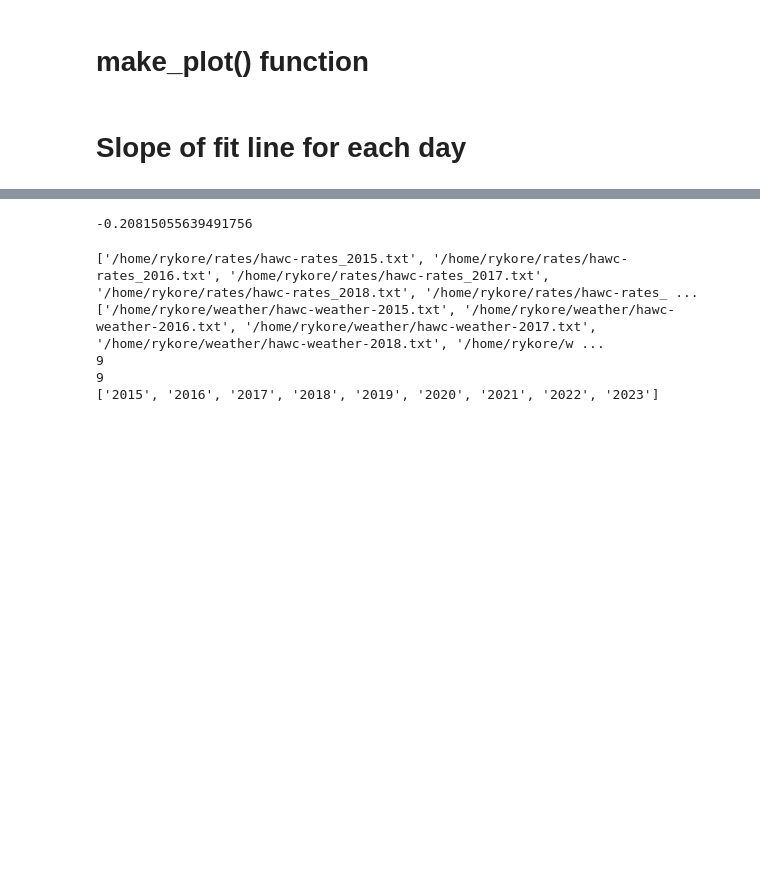
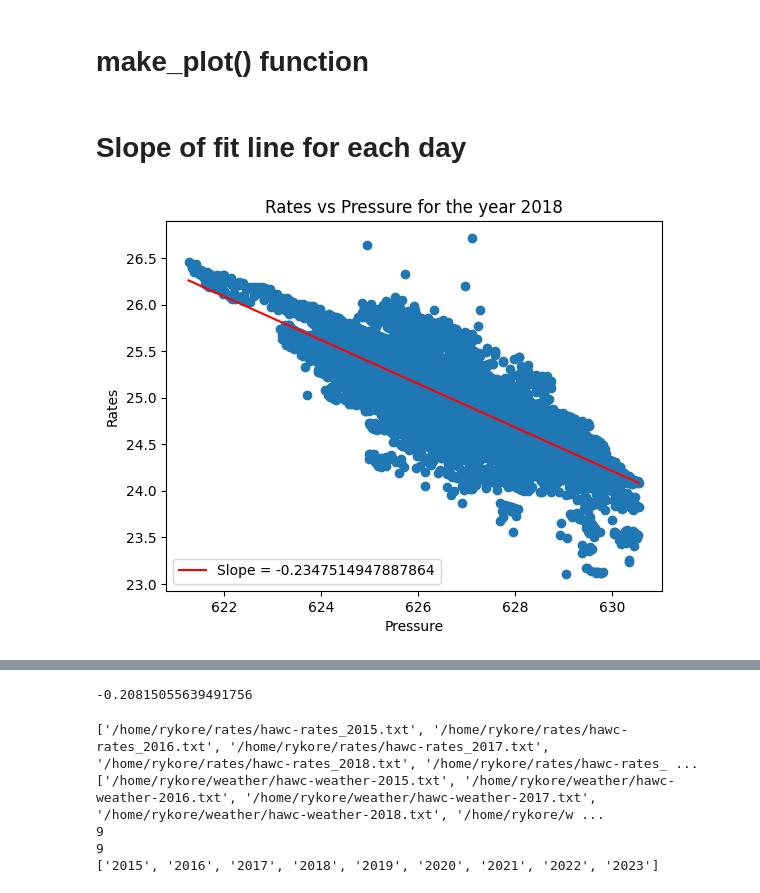
Before and after one commit to riyakore/WIPAC, a Jupyter notebook: Rates_and_Pressure.ipynb, the cells around one changed output, grey strips where cells are left out. Saved outputs shown, nothing was run; the diff lists cells and outputs as text; code cells hidden in the pictures; blank space fills up the shorter version.

```diff
--- a/Rates_and_Pressure.ipynb
+++ b/Rates_and_Pressure.ipynb
@@ -315,0 +340,5 @@ def get_slope(year, set_xmin, set_xmax, linear = True):
+# %%
+xmin_2018, xmax_2018 = make_plot('2018', make_plot = False)
+slope = get_slope('2018', xmin_2018 ,xmax_2018, linear = True, plot = True )
+# %% [output]
+[figure, added]
```
Also changed, not shown: parts of 13 cells of this notebook, 1 other file.
